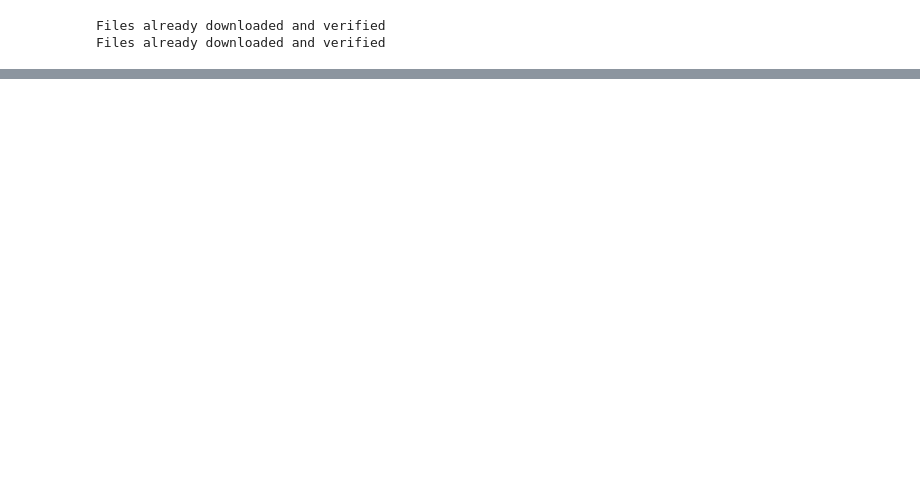
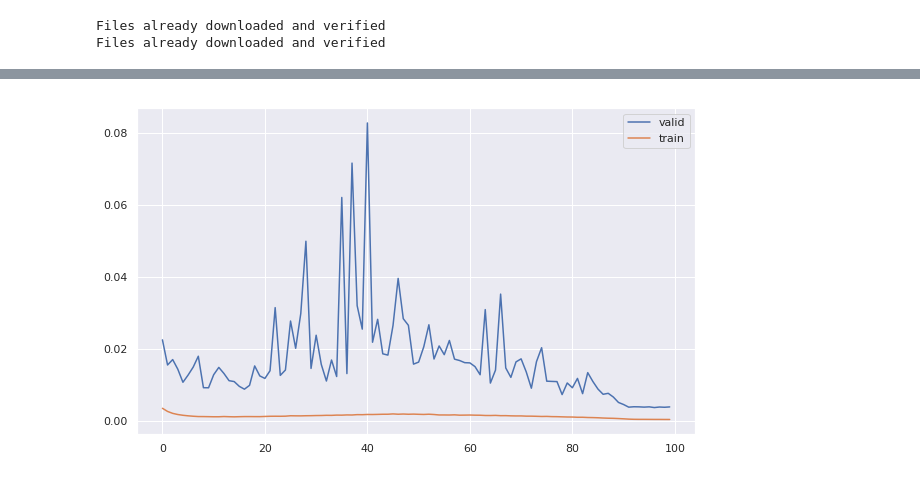
Before and after one commit to kcy1019/TIL, a Jupyter notebook: cifar10-superconv.ipynb, the cells around one changed output, grey strips where cells are left out. Drawn from its saved outputs; the diff is of its cells as text; code cells hidden in the pictures; blank space fills up the shorter version.

```diff
--- a/cifar10-superconv.ipynb
+++ b/cifar10-superconv.ipynb
@@ -125,0 +133,13 @@ ax.plot(xs, ys)
+# %%
+def eval(model, test_dl):
+    model.eval()
+    num_examples, avg_loss, correct_count = 0, 0, 0
+    with torch.no_grad():
+        for data, labels in test_dl:
+            input = Variable(data).cuda()
+            output = model(input)
+            loss = F.nll_loss(output, labels.cuda())
+            avg_loss += loss.data.item()
+            correct_count += np.sum(np.argmax(output.cpu().numpy(), axis=1) == labels.cpu().numpy())
+            num_examples += labels.size(0)
+        return avg_loss / num_examples, correct_count * 100 / num_examples
@@ -125,0 +186,4 @@ ax.plot(xs, ys)
+# %%
+torch.manual_seed(42)
+model = ResNet([9,9,9]).cuda()
+l, a = train(model, trainloader, epochs=100, min_lr=0.05, max_lr=5)
@@ -125,0 +209,9 @@ ax.plot(xs, ys)
+# %%
+fig = plt.figure(figsize=(10, 6))
+xs, ys = (list(range(len(l))), [p[-1] for p in l])
+plt.plot(xs, ys)
+xs, ys = (list(range(len(l))), [p[0] for p in l])
+plt.plot(xs, ys)
+plt.legend(['valid', 'train'], ncol=1, loc='upper right');
+# %% [output]
+[figure, added]
```
Also changed, not shown: parts of 7 cells of this notebook.
